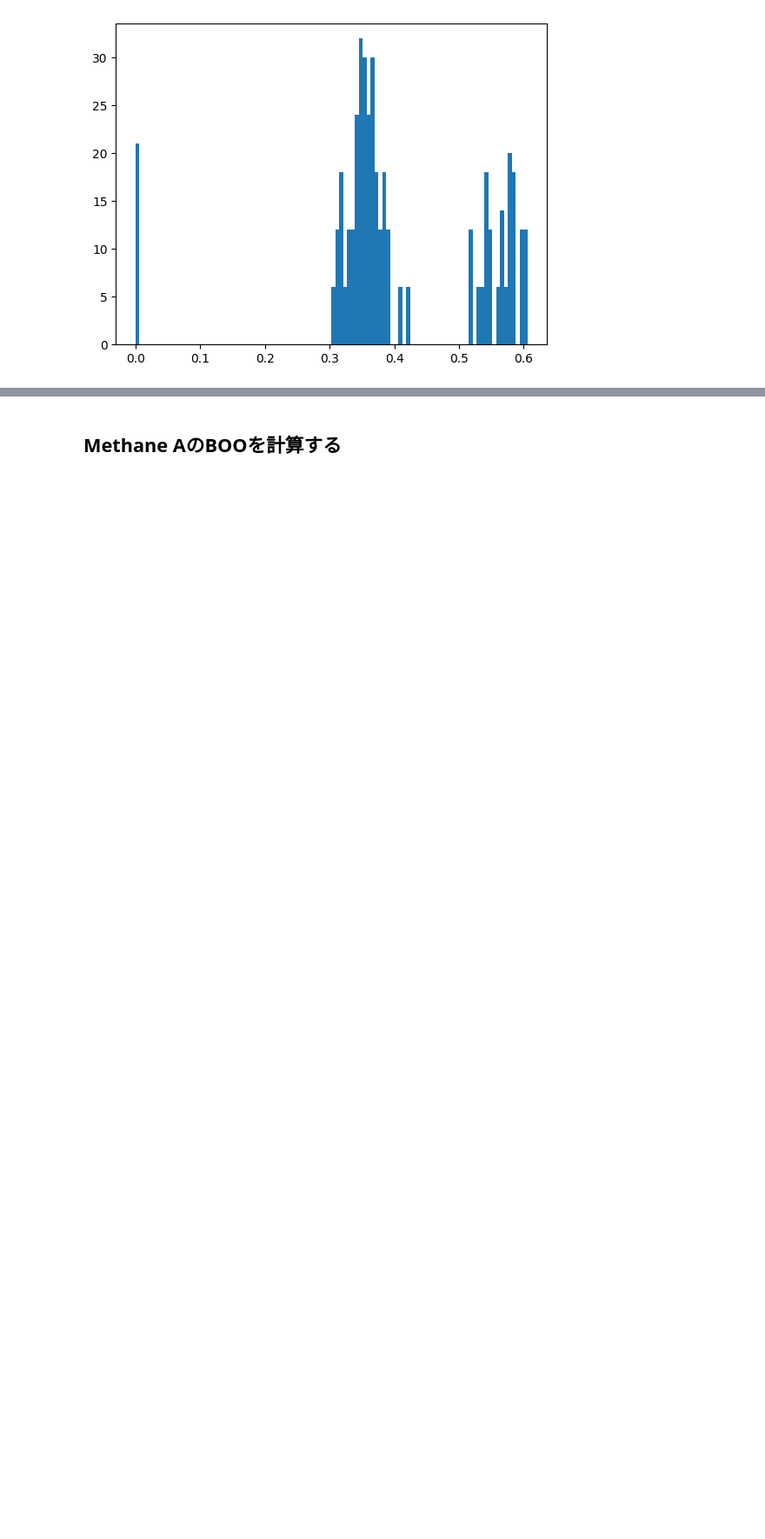
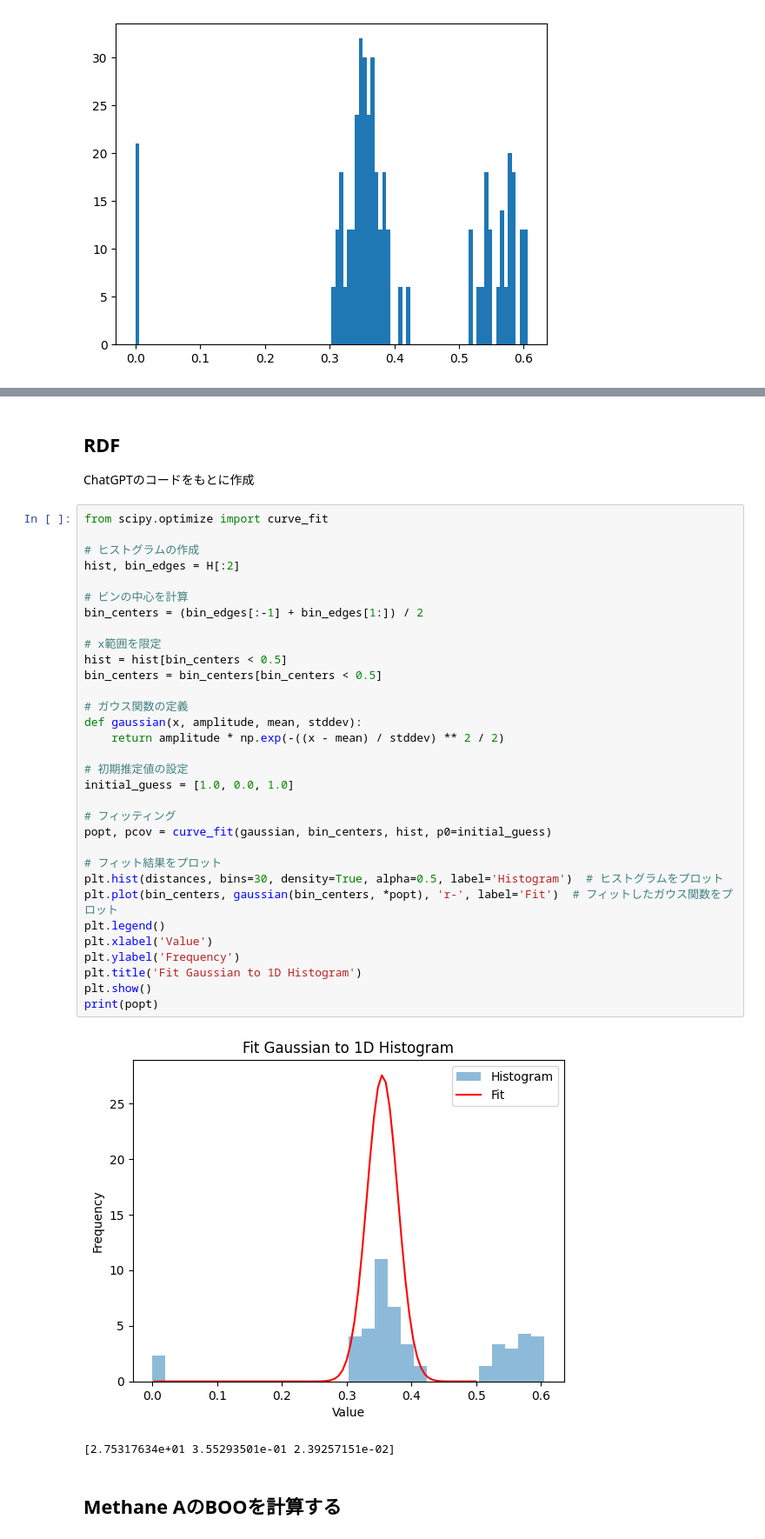
Before and after one commit to vitroid/boo, a Jupyter notebook: Methane/MethaneA.ipynb, the cells around one changed output, grey strips where cells are left out. Shown at 87% size. Cells and saved outputs as stored; diff of their text form; blank space fills up the shorter version.

```diff
--- a/Methane/MethaneA.ipynb
+++ b/Methane/MethaneA.ipynb
@@ -119,3 +139,42 @@ H = plt.hist(distances, bins=100)
+# %% [markdown]
+## RDF
+
+ChatGPTのコードをもとに作成
+# %%
+from scipy.optimize import curve_fit
+
+# ヒストグラムの作成
+hist, bin_edges = H[:2]
+
+# ビンの中心を計算
+bin_centers = (bin_edges[:-1] + bin_edges[1:]) / 2
+
+# x範囲を限定
+hist = hist[bin_centers < 0.5]
+bin_centers = bin_centers[bin_centers < 0.5]
+
+# ガウス関数の定義
+def gaussian(x, amplitude, mean, stddev):
+    return amplitude * np.exp(-((x - mean) / stddev) ** 2 / 2)
+
+# 初期推定値の設定
+initial_guess = [1.0, 0.0, 1.0]
+
+# フィッティング
+popt, pcov = curve_fit(gaussian, bin_centers, hist, p0=initial_guess)
+
+# フィット結果をプロット
+plt.hist(distances, bins=30, density=True, alpha=0.5, label='Histogram')  # ヒストグラムをプロット
+plt.plot(bin_centers, gaussian(bin_centers, *popt), 'r-', label='Fit')  # フィットしたガウス関数をプロット
+plt.legend()
+plt.xlabel('Value')
+plt.ylabel('Frequency')
+plt.title('Fit Gaussian to 1D Histogram')
+plt.show()
+print(popt)
+# %% [output]
+[figure, added]
+[2.75317634e+01 3.55293501e-01 2.39257151e-02]
 # %% [markdown]
 ## Methane AのBOOを計算する
 # %%
```
Also changed, not shown: parts of 3 cells of this notebook, 4 other files.
